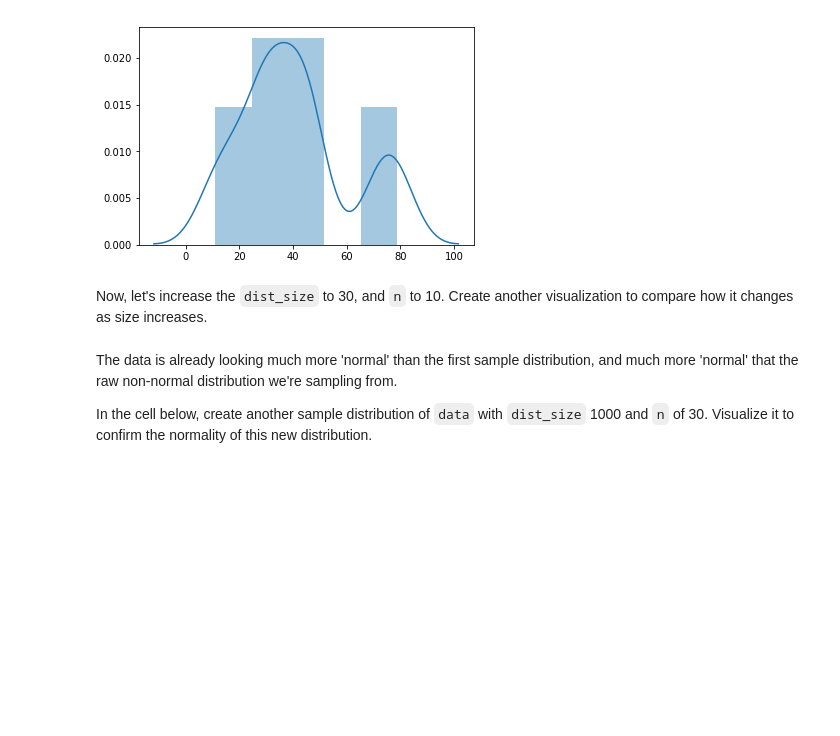
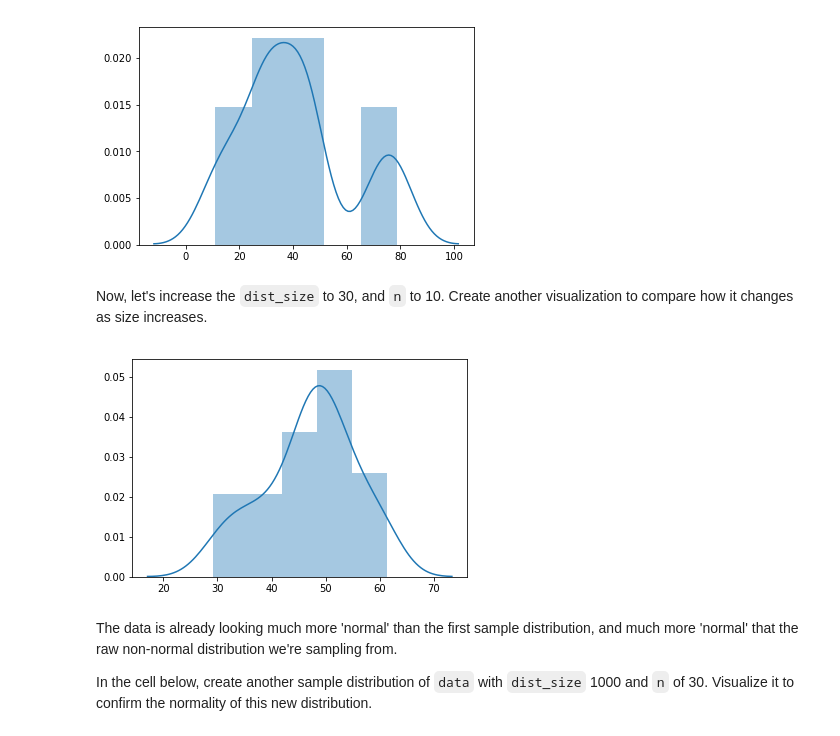
Before and after one commit to Rimab55/dsc-2-19-13-central-limit-theorem-lab-nyc-ds-career-012819, a Jupyter notebook: index.ipynb, the cells around one changed output. Saved outputs shown, nothing was run; the diff lists cells and outputs as text; code cells hidden in the pictures; blank space fills up the shorter version.

```diff
--- a/index.ipynb
+++ b/index.ipynb
@@ -127,8 +127,10 @@ sns.distplot(small_sample);
 # %% [markdown]
 Now, let's increase the `dist_size` to 30, and `n` to 10.  Create another visualization to compare how it changes as size increases.
 # %%
-me_sample = create_sample_distribution(data, dist_size = 30, n = 10)
-sns.distplot(small_sample);
+med_sample = create_sample_distribution(data, dist_size = 30, n = 10)
+sns.distplot(med_sample);
+# %% [output]
+[figure, added]
 # %% [markdown]
 The data is already looking much more 'normal' than the first sample distribution, and much more 'normal' that the raw non-normal distribution we're sampling from.
 
```
Also changed, not shown: parts of 1 cell of this notebook.
